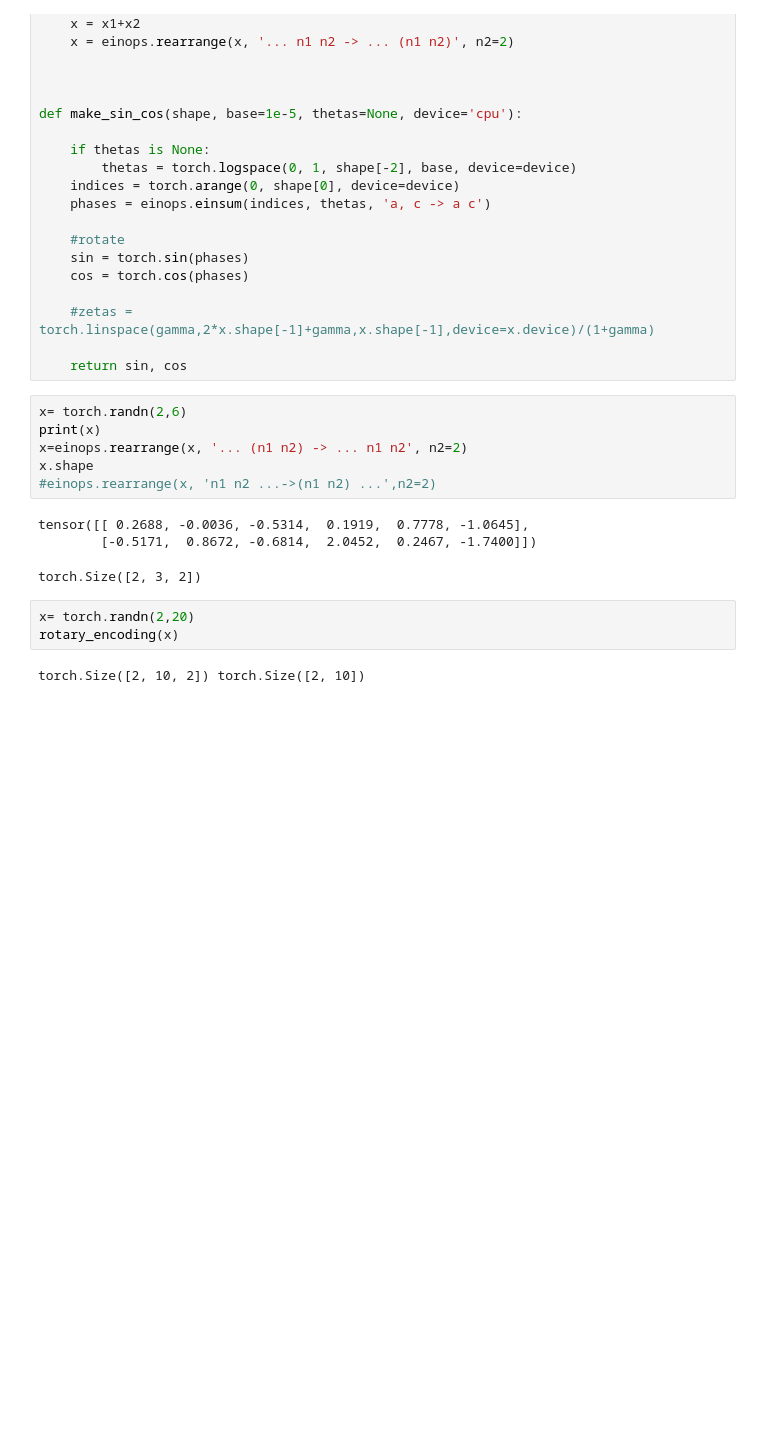
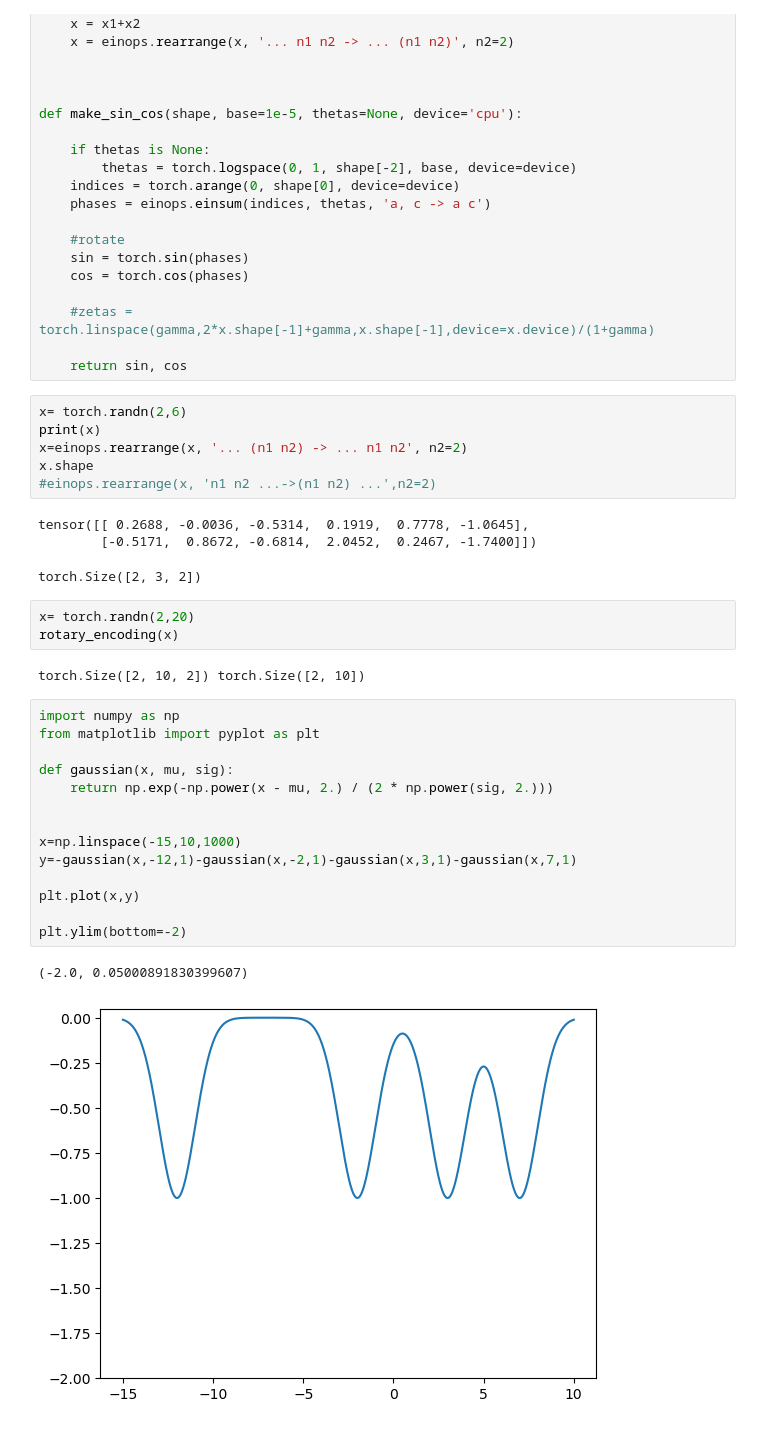
Before and after one commit to Francesco215/Language_CA, a Jupyter notebook: test.ipynb, the cells around one changed output. Cells and saved outputs as stored; diff of their text form; blank space fills up the shorter version.

```diff
--- a/test.ipynb
+++ b/test.ipynb
@@ -77,3 +77,20 @@ x= torch.randn(2,20)
 rotary_encoding(x)
 # %% [output]
 torch.Size([2, 10, 2]) torch.Size([2, 10])
+# %%
+import numpy as np
+from matplotlib import pyplot as plt
+
+def gaussian(x, mu, sig):
+    return np.exp(-np.power(x - mu, 2.) / (2 * np.power(sig, 2.)))
+
+
+x=np.linspace(-15,10,1000)
+y=-gaussian(x,-12,1)-gaussian(x,-2,1)-gaussian(x,3,1)-gaussian(x,7,1)
+
+plt.plot(x,y)
+
+plt.ylim(bottom=-2)
+# %% [output]
+(-2.0, 0.05000891830399607)
+[figure, added]
```
Also changed, not shown: parts of 3 cells of this notebook, 5 other files.
